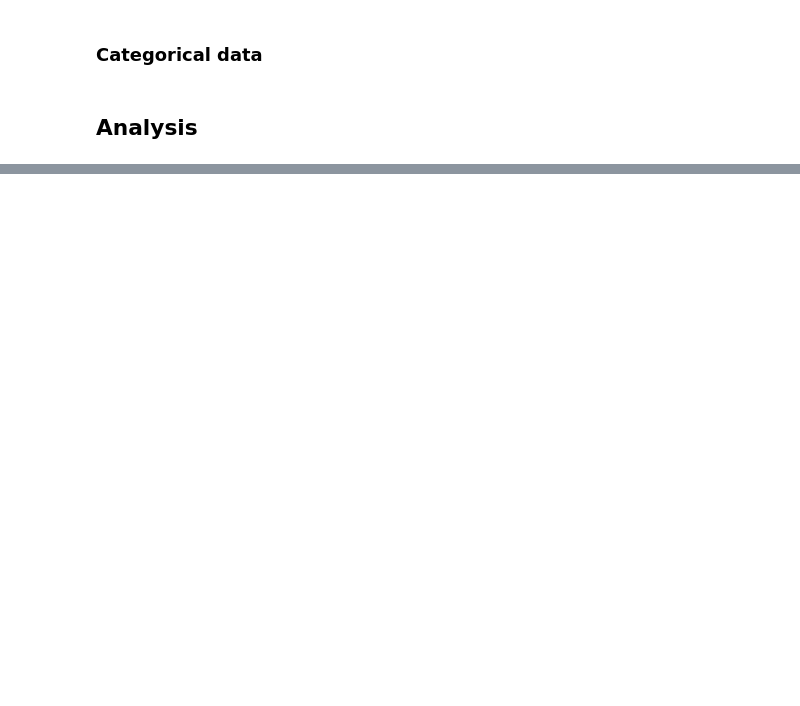
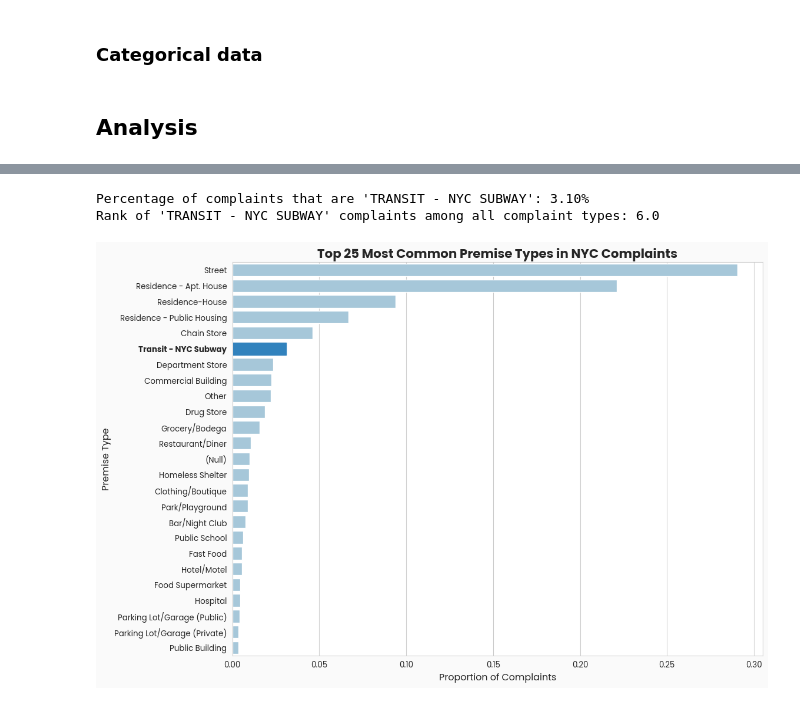
Before and after one commit to peterjakubowski/NYC-Subway-Complaints, a Jupyter notebook: notebooks/nyc_subway_complaints.ipynb, the cells around one changed output, grey strips where cells are left out. Cells and saved outputs as stored; diff of their text form; code cells hidden in the pictures; blank space fills up the shorter version.

```diff
--- a/notebooks/nyc_subway_complaints.ipynb
+++ b/notebooks/nyc_subway_complaints.ipynb
@@ -166,0 +188,4 @@ df['LAW_CAT_CD'] = pd.Categorical(df['LAW_CAT_CD'], categories=[x.title() for x
+# %%
+# display the top 25 most common values in the 'PREM_TYP_DESC' column
+prem_type_counts = df['PREM_TYP_DESC'].value_counts(normalize=True)
+prem_type_counts.head(25).reset_index()
@@ -166,0 +210,31 @@ df['LAW_CAT_CD'] = pd.Categorical(df['LAW_CAT_CD'], categories=[x.title() for x
+# %%
+# note the percentage of complaints that have 'TRANSIT - NYC SUBWAY' in the 'PREM_TYP_DESC' column and it's rank among all complaint types
+subway_complaints_percentage = prem_type_counts['Transit - NYC Subway'].sum() * 100
+subway_complaints_rank = prem_type_counts.rank(ascending=False).loc['Transit - NYC Subway']
+print(f"Percentage of complaints that are 'TRANSIT - NYC SUBWAY': {subway_complaints_percentage:.2f}%")
+print(f"Rank of 'TRANSIT - NYC SUBWAY' complaints among all complaint types: {subway_complaints_rank}")
+# %% [output]
+Percentage of complaints that are 'TRANSIT - NYC SUBWAY': 3.10%
+Rank of 'TRANSIT - NYC SUBWAY' complaints among all complaint types: 6.0
+# %%
+# Plot the distribution of the top 25 most common premise types
+top_25_prem_types = prem_type_counts.head(25).reset_index()
+# display(top_25_prem_types)
+# top_25_prem_types.plot(kind='bar', figsize=(12, 8), color=colors[:25])
+plt.figure(figsize=(12, 8))
+sns.barplot(data=top_25_prem_types, x='proportion', y='PREM_TYP_DESC', color=colors[2])
+# point out the 'TRANSIT - NYC SUBWAY' bar on the plot by bolding the label and changing the color of the bar to a different color
+# get the index of the 'TRANSIT - NYC SUBWAY' bar
+subway_index = top_25_prem_types[top_25_prem_types['PREM_TYP_DESC'] == 'Transit - NYC Subway'].index[0]
+# bold the label of the 'TRANSIT - NYC SUBWAY' bar
+plt.gca().get_yticklabels()[subway_index].set_fontweight('bold')
+# change the color of the 'TRANSIT - NYC SUBWAY' bar to a different color
+plt.gca().patches[subway_index].set_color(colors[0])
+
+plt.title('Top 25 Most Common Premise Types in NYC Complaints', fontsize=16, fontweight='bold')
+plt.xlabel('Proportion of Complaints', fontsize=12)
+plt.ylabel('Premise Type', fontsize=12)
+plt.tight_layout()
+plt.show()
+# %% [output]
+[figure, added]
```
Also changed, not shown: parts of 18 cells of this notebook.
